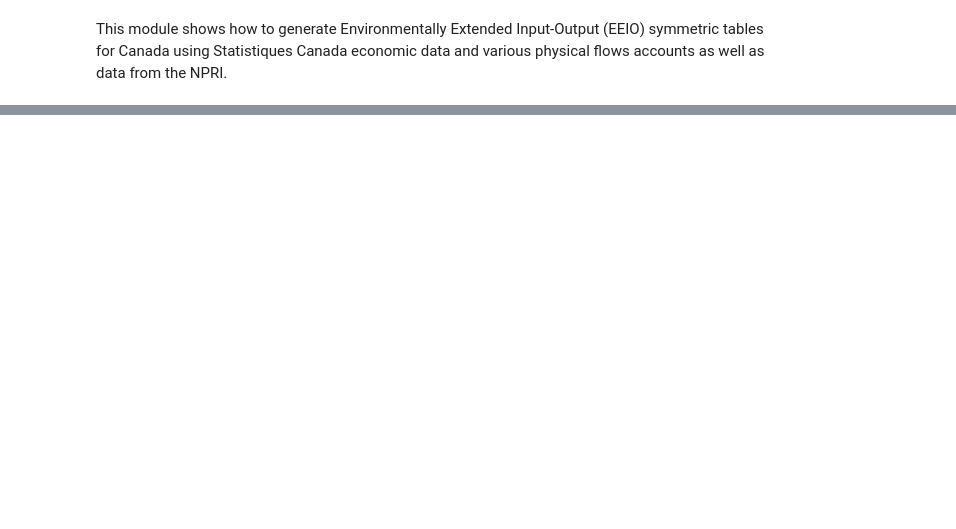
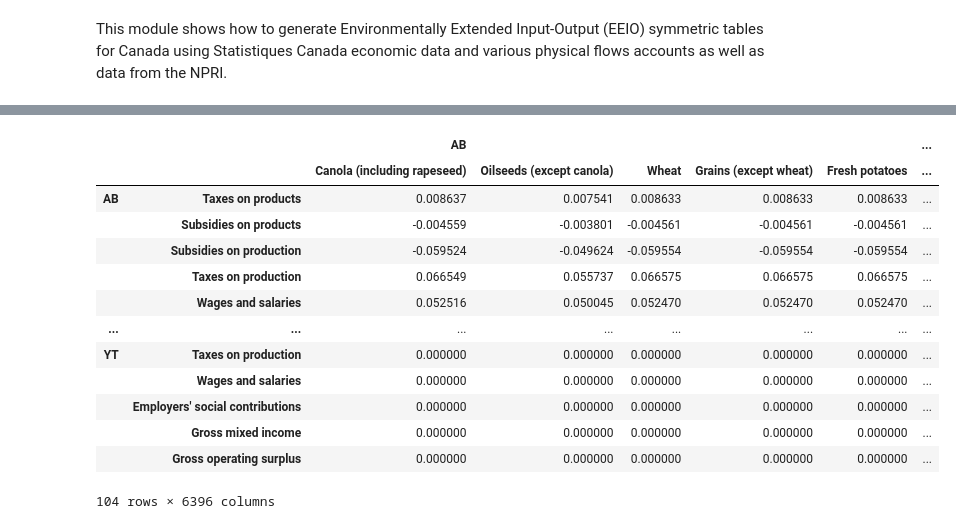
Before and after one commit to CIRAIG/OpenIO-Canada, a Jupyter notebook: doc/demo.ipynb, the cells around one changed output, grey strips where cells are left out. Saved outputs shown, nothing was run; the diff lists cells and outputs as text; code cells hidden in the pictures; blank space fills up the shorter version.

```diff
--- a/doc/demo.ipynb
+++ b/doc/demo.ipynb
@@ -293,0 +16,4 @@ tables.export(filepath='.../openIO-Canada.xlsx', format='excel')
+# %%
+tables = openIO.IOTables('C://Users/Maxime/Desktop/Thesis/Bdd/IO_Canada/2017/Detail level/',
+                         'product',
+                         'C://Users/Maxime/Desktop/Thesis/Bdd/EXIOBASE/monetary/exiobase3.8.1/IOT_2017_pxp/')
@@ -293,0 +57,18 @@ tables.export(filepath='.../openIO-Canada.xlsx', format='excel')
+# %%
+# normalized value added
+tables.R
+# %% [output]
+|  |  | AB |  |  |  |  | ... |
+|  |  | Canola (including rapeseed) | Oilseeds (except canola) | Wheat | Grains (except wheat) | Fresh potatoes | ... |
+| AB | Taxes on products | 0.008637 | 0.007541 | 0.008633 | 0.008633 | 0.008633 | ... |
+|  | Subsidies on products | -0.004559 | -0.003801 | -0.004561 | -0.004561 | -0.004561 | ... |
+|  | Subsidies on production | -0.059524 | -0.049624 | -0.059554 | -0.059554 | -0.059554 | ... |
+|  | Taxes on production | 0.066549 | 0.055737 | 0.066575 | 0.066575 | 0.066575 | ... |
+|  | Wages and salaries | 0.052516 | 0.050045 | 0.052470 | 0.052470 | 0.052470 | ... |
+| ... | ... | ... | ... | ... | ... | ... | ... |
+| YT | Taxes on production | 0.000000 | 0.000000 | 0.000000 | 0.000000 | 0.000000 | ... |
+|  | Wages and salaries | 0.000000 | 0.000000 | 0.000000 | 0.000000 | 0.000000 | ... |
+|  | Employers' social contributions | 0.000000 | 0.000000 | 0.000000 | 0.000000 | 0.000000 | ... |
+|  | Gross mixed income | 0.000000 | 0.000000 | 0.000000 | 0.000000 | 0.000000 | ... |
+|  | Gross operating surplus | 0.000000 | 0.000000 | 0.000000 | 0.000000 | 0.000000 | ... |
+104 rows × 6396 columns
```
Also changed, not shown: parts of 66 cells of this notebook.
